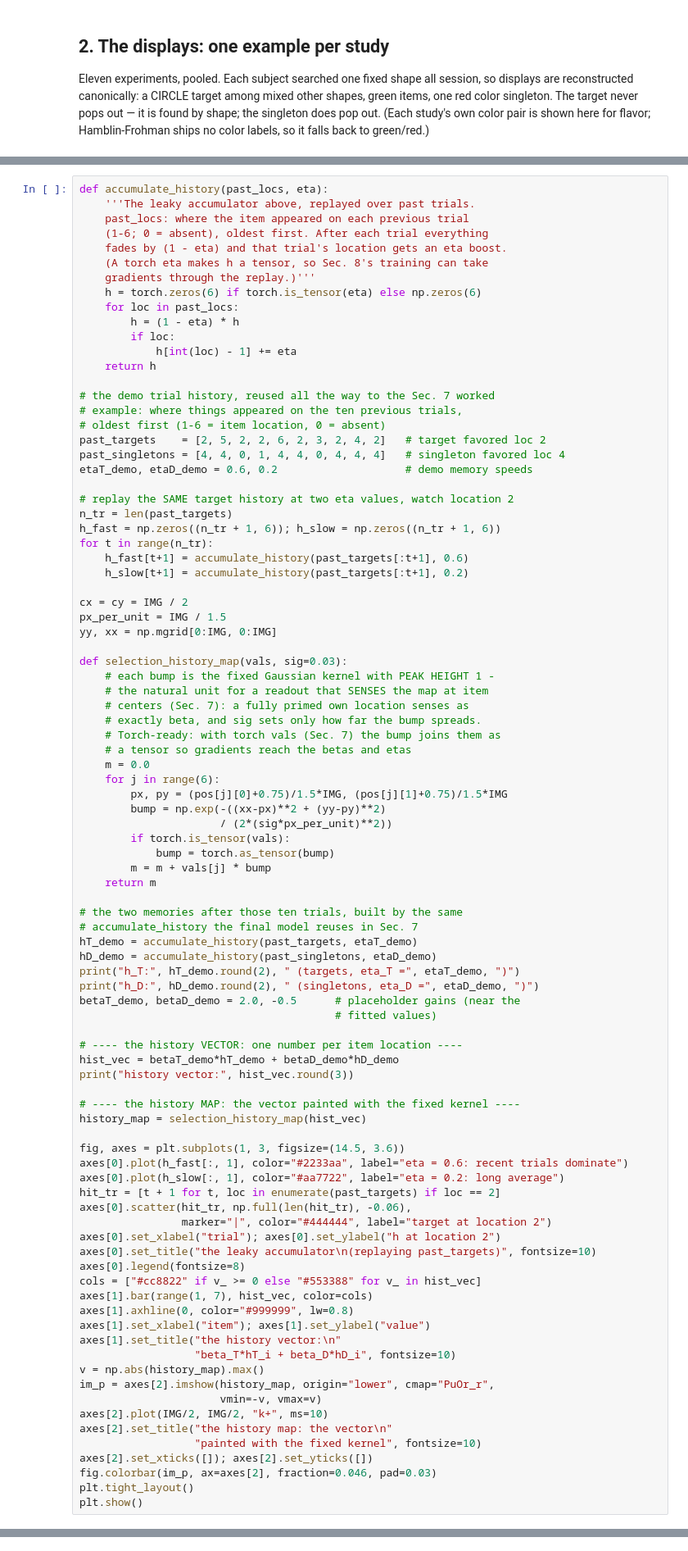
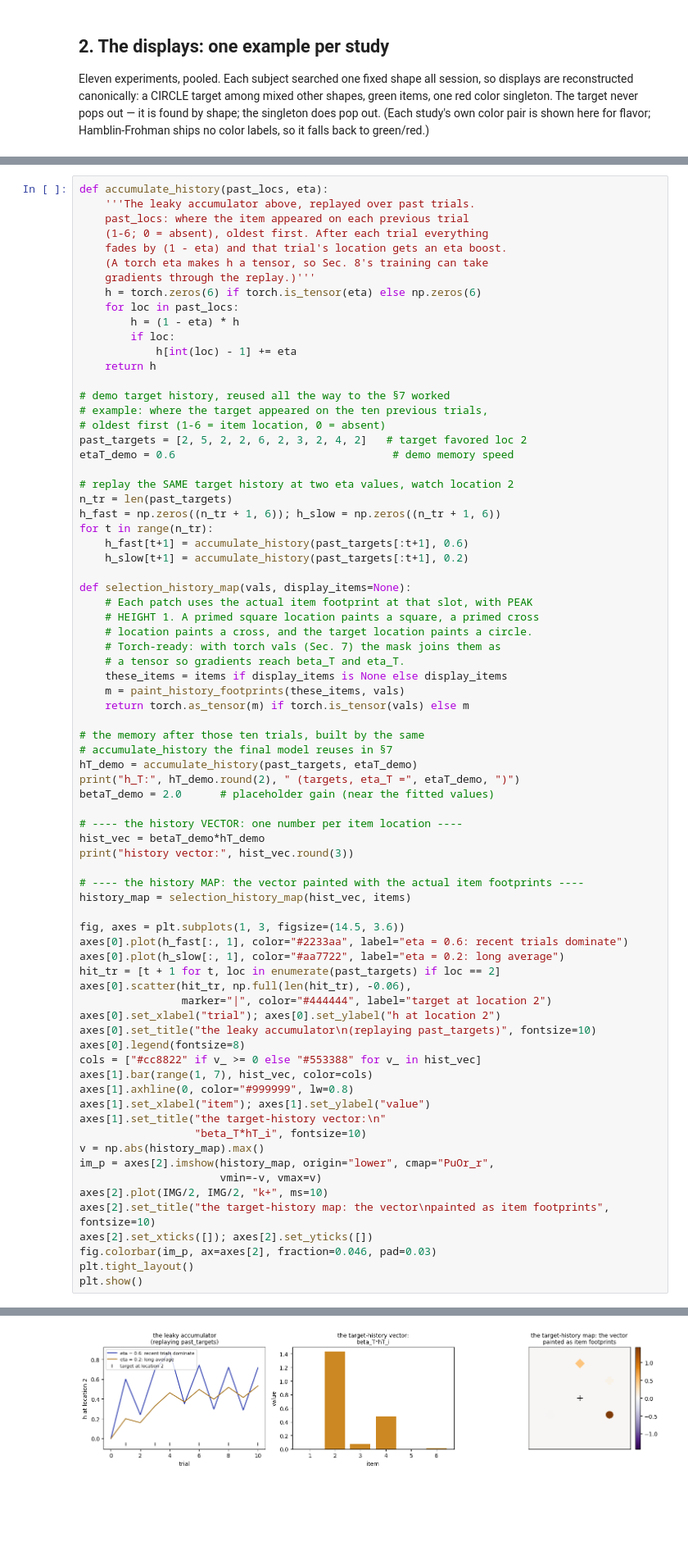
Before and after one commit to HanZhang-psych/Ego-Spatial-Sense, a Jupyter notebook: Visual-Search/tutorial_visual_search.ipynb, the cells around one changed output, grey strips where cells are left out. Shown at 82% size. Drawn from its saved outputs; the diff is of its cells as text; blank space fills up the shorter version.

```diff
--- a/Visual-Search/tutorial_visual_search.ipynb
+++ b/Visual-Search/tutorial_visual_search.ipynb
@@ -297,12 +224,11 @@ def accumulate_history(past_locs, eta):
             h[int(loc) - 1] += eta
     return h
 
-# the demo trial history, reused all the way to the Sec. 7 worked
-# example: where things appeared on the ten previous trials,
+# demo target history, reused all the way to the §7 worked
+# example: where the target appeared on the ten previous trials,
 # oldest first (1-6 = item location, 0 = absent)
-past_targets    = [2, 5, 2, 2, 6, 2, 3, 2, 4, 2]   # target favored loc 2
-past_singletons = [4, 4, 0, 1, 4, 4, 0, 4, 4, 4]   # singleton favored loc 4
-etaT_demo, etaD_demo = 0.6, 0.2                    # demo memory speeds
+past_targets = [2, 5, 2, 2, 6, 2, 3, 2, 4, 2]   # target favored loc 2
+etaT_demo = 0.6                                  # demo memory speed
 
 # replay the SAME target history at two eta values, watch location 2
 n_tr = len(past_targets)
@@ -311,42 +237,28 @@ for t in range(n_tr):
     h_fast[t+1] = accumulate_history(past_targets[:t+1], 0.6)
     h_slow[t+1] = accumulate_history(past_targets[:t+1], 0.2)
 
-cx = cy = IMG / 2
-px_per_unit = IMG / 1.5
-yy, xx = np.mgrid[0:IMG, 0:IMG]
+def selection_history_map(vals, display_items=None):
+    # Each patch uses the actual item footprint at that slot, with PEAK
+    # HEIGHT 1. A primed square location paints a square, a primed cross
+    # location paints a cross, and the target location paints a circle.
+    # Torch-ready: with torch vals (Sec. 7) the mask joins them as
+    # a tensor so gradients reach beta_T and eta_T.
+    these_items = items if display_items is None else display_items
+    m = paint_history_footprints(these_items, vals)
+    return torch.as_tensor(m) if torch.is_tensor(vals) else m
 
-def selection_history_map(vals, sig=0.03):
-    # each bump is the fixed Gaussian kernel with PEAK HEIGHT 1 -
-    # the natural unit for a readout that SENSES the map at item
-    # centers (Sec. 7): a fully primed own location senses as
-    # exactly beta, and sig sets only how far the bump spreads.
-    # Torch-ready: with torch vals (Sec. 7) the bump joins them as
-    # a tensor so gradients reach the betas and etas
-    m = 0.0
-    for j in range(6):
-        px, py = (pos[j][0]+0.75)/1.5*IMG, (pos[j][1]+0.75)/1.5*IMG
-        bump = np.exp(-((xx-px)**2 + (yy-py)**2)
-                      / (2*(sig*px_per_unit)**2))
-        if torch.is_tensor(vals):
-            bump = torch.as_tensor(bump)
-        m = m + vals[j] * bump
-    return m
-
-# the two memories after those ten trials, built by the same
-# accumulate_history the final model reuses in Sec. 7
+# the memory after those ten trials, built by the same
+# accumulate_history the final model reuses in §7
 hT_demo = accumulate_history(past_targets, etaT_demo)
-hD_demo = accumulate_history(past_singletons, etaD_demo)
 print("h_T:", hT_demo.round(2), " (targets, eta_T =", etaT_demo, ")")
-print("h_D:", hD_demo.round(2), " (singletons, eta_D =", etaD_demo, ")")
-betaT_demo, betaD_demo = 2.0, -0.5      # placeholder gains (near the
-                                        # fitted values)
+betaT_demo = 2.0      # placeholder gain (near the fitted values)
 
 # ---- the history VECTOR: one number per item location ----
-hist_vec = betaT_demo*hT_demo + betaD_demo*hD_demo
+hist_vec = betaT_demo*hT_demo
 print("history vector:", hist_vec.round(3))
 
-# ---- the history MAP: the vector painted with the fixed kernel ----
-history_map = selection_history_map(hist_vec)
+# ---- the history MAP: the vector painted with the actual item footprints ----
+history_map = selection_history_map(hist_vec, items)
 
 fig, axes = plt.subplots(1, 3, figsize=(14.5, 3.6))
 axes[0].plot(h_fast[:, 1], color="#2233aa", label="eta = 0.6: recent trials dominate")
@@ -361,15 +273,15 @@ cols = ["#cc8822" if v_ >= 0 else "#553388" for v_ in hist_vec]
 axes[1].bar(range(1, 7), hist_vec, color=cols)
 axes[1].axhline(0, color="#999999", lw=0.8)
 axes[1].set_xlabel("item"); axes[1].set_ylabel("value")
-axes[1].set_title("the history vector:\n"
-                  "beta_T*hT_i + beta_D*hD_i", fontsize=10)
+axes[1].set_title("the target-history vector:\n"
+                  "beta_T*hT_i", fontsize=10)
 v = np.abs(history_map).max()
 im_p = axes[2].imshow(history_map, origin="lower", cmap="PuOr_r",
                       vmin=-v, vmax=v)
 axes[2].plot(IMG/2, IMG/2, "k+", ms=10)
-axes[2].set_title("the history map: the vector\n"
-                  "painted with the fixed kernel", fontsize=10)
+axes[2].set_title("the target-history map: the vector\npainted as item footprints", fontsize=10)
 axes[2].set_xticks([]); axes[2].set_yticks([])
 fig.colorbar(im_p, ax=axes[2], fraction=0.046, pad=0.03)
 plt.tight_layout()
 plt.show()
+# %% [output]
@@ -376 +290,2 @@ plt.show()
+[figure, added]
 # %% [markdown]
```
Also changed, not shown: parts of 36 cells of this notebook, 17 other files.
